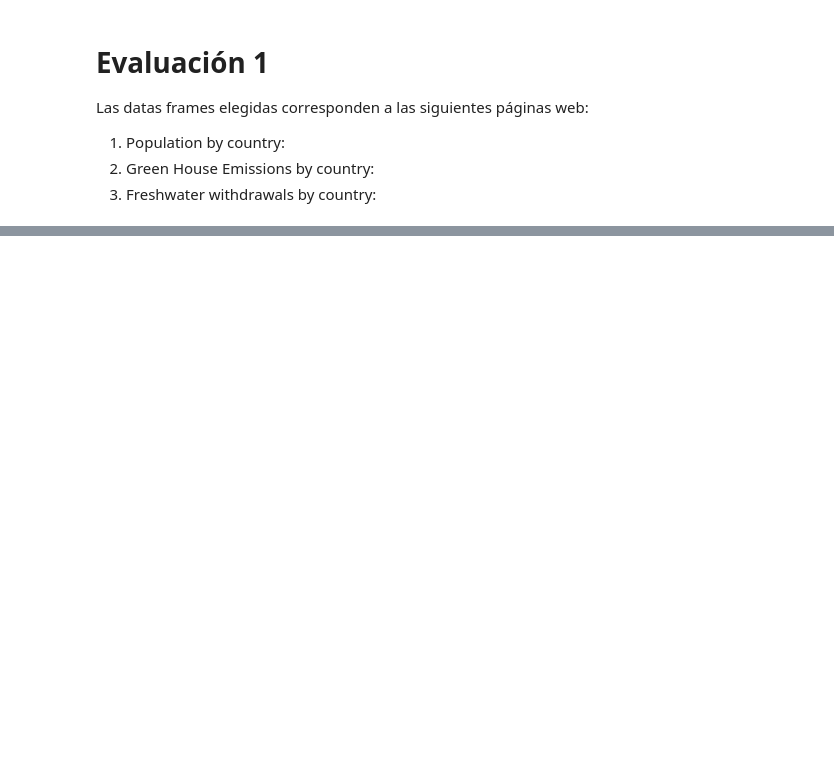
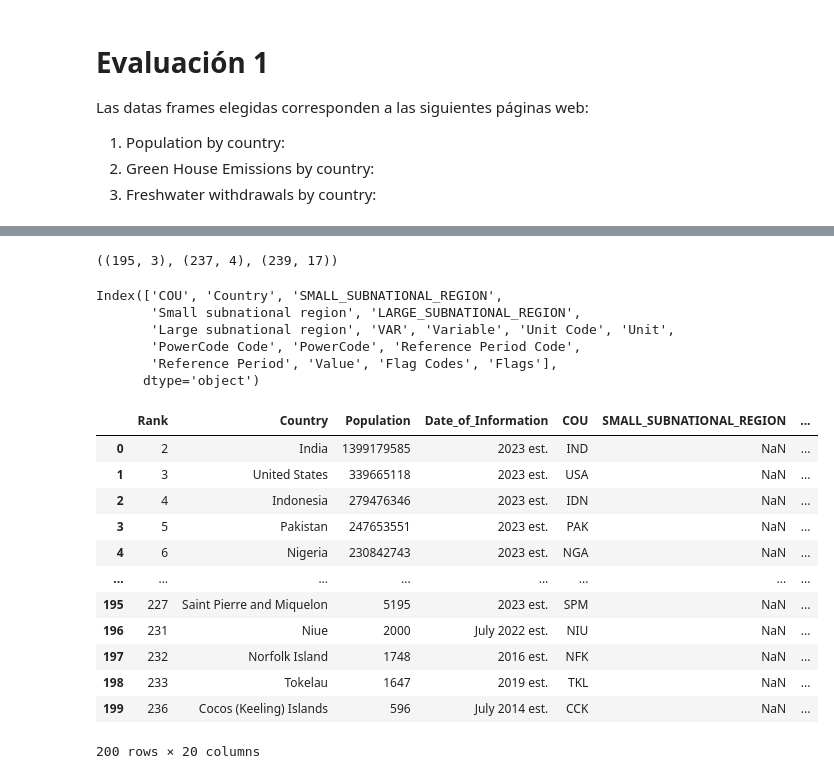
Before and after one commit to SpatialDataScience23-2/Evaluacion1, a Jupyter notebook: Evaluación1_20215893.ipynb, the cells around one changed output, grey strips where cells are left out. Cells and saved outputs as stored; diff of their text form; code cells hidden in the pictures; blank space fills up the shorter version.

```diff
--- a/Evaluación1_20215893.ipynb
+++ b/Evaluación1_20215893.ipynb
@@ -33,0 +92,4 @@ h2O_withdrawl
+# %%
+pm2_5_new=pm2_5.copy()
+pm2_5_new_1=pm2_5_new[pm2_5_new["Year"]==2018]
+pm2_5_new_1.YEA.value_counts()
@@ -33,0 +100,5 @@ h2O_withdrawl
+# %%
+pm25=pm2_5_new_1.copy()
+byeColumns=['Year','YEA']
+pm25.drop(columns=byeColumns,inplace=True)
+pm25
@@ -33,0 +130,4 @@ h2O_withdrawl
+# %%
+population_new.columns=population_new.columns.str.replace(' ','_')
+population_new.rename(columns={'Unnamed:_2':'Population'},inplace=True)
+population_new
@@ -33,0 +148,32 @@ h2O_withdrawl
+# %%
+h2O.shape, population_new.shape, pm25.shape
+# %% [output]
+((195, 3), (237, 4), (239, 17))
+# %%
+pm25.columns
+# %% [output]
+Index(['COU', 'Country', 'SMALL_SUBNATIONAL_REGION',
+       'Small subnational region', 'LARGE_SUBNATIONAL_REGION',
+       'Large subnational region', 'VAR', 'Variable', 'Unit Code', 'Unit',
+       'PowerCode Code', 'PowerCode', 'Reference Period Code',
+       'Reference Period', 'Value', 'Flag Codes', 'Flags'],
+      dtype='object')
+# %%
+# We are gonna merge population and pm25
+
+df1=population_new.merge(pm25, left_on='Country', right_on='Country')
+df1
+# %% [output]
+|  | Rank | Country | Population | Date_of_Information | COU | SMALL_SUBNATIONAL_REGION | ... |
+| 0 | 2 | India | 1399179585 | 2023 est. | IND | NaN | ... |
+| 1 | 3 | United States | 339665118 | 2023 est. | USA | NaN | ... |
+| 2 | 4 | Indonesia | 279476346 | 2023 est. | IDN | NaN | ... |
+| 3 | 5 | Pakistan | 247653551 | 2023 est. | PAK | NaN | ... |
+| 4 | 6 | Nigeria | 230842743 | 2023 est. | NGA | NaN | ... |
+| ... | ... | ... | ... | ... | ... | ... | ... |
+| 195 | 227 | Saint Pierre and Miquelon | 5195 | 2023 est. | SPM | NaN | ... |
+| 196 | 231 | Niue | 2000 | July 2022 est. | NIU | NaN | ... |
+| 197 | 232 | Norfolk Island | 1748 | 2016 est. | NFK | NaN | ... |
+| 198 | 233 | Tokelau | 1647 | 2019 est. | TKL | NaN | ... |
+| 199 | 236 | Cocos (Keeling) Islands | 596 | July 2014 est. | CCK | NaN | ... |
+200 rows × 20 columns
```
Also changed, not shown: parts of 12 cells of this notebook, 1 other file.
